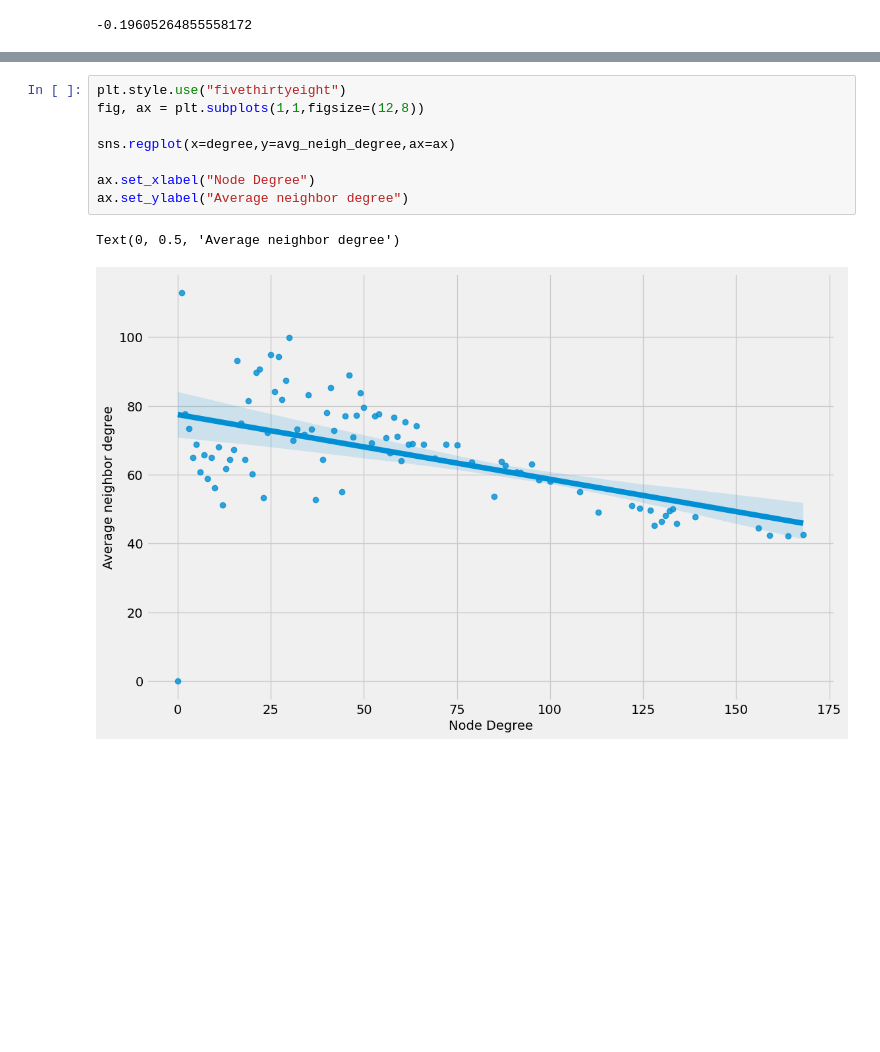
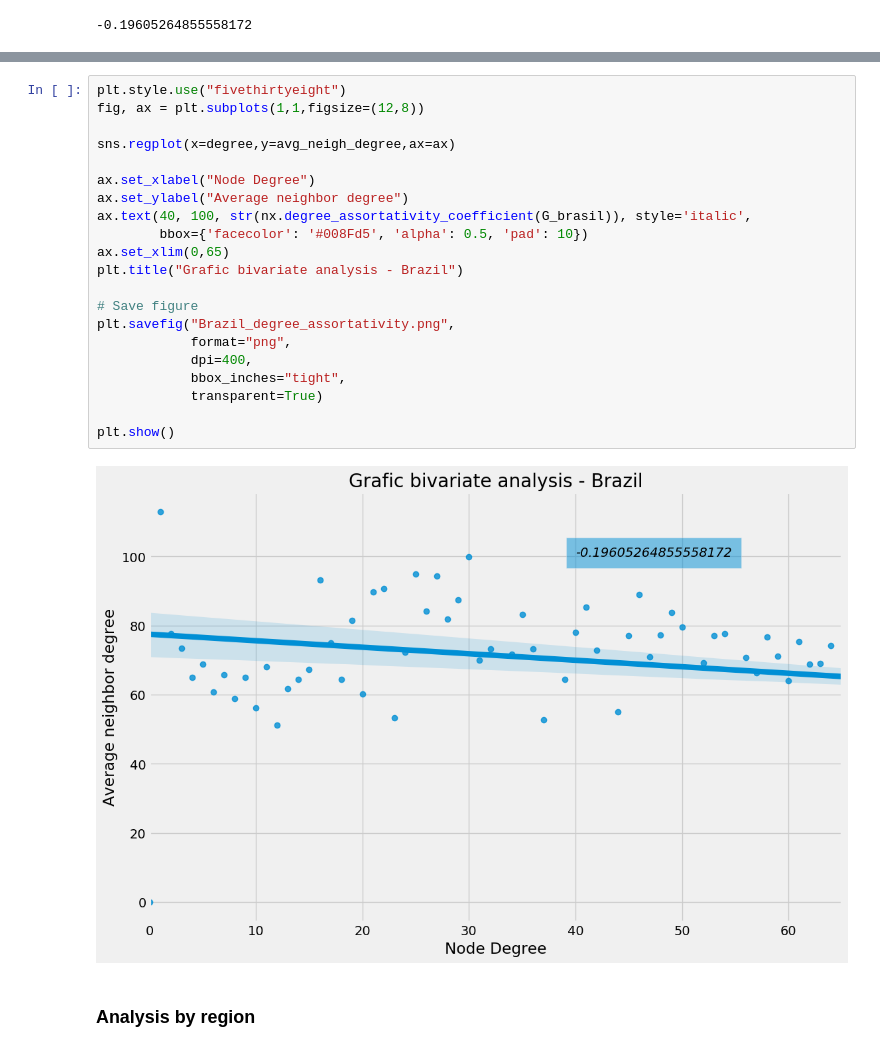
Before and after one commit to AugustoOliveira099/Data-Structure-II, a Jupyter notebook: Small_Worlds/Small_Worlds.ipynb, the cells around one changed output, grey strips where cells are left out. Saved outputs shown, nothing was run; the diff lists cells and outputs as text; blank space fills up the shorter version.

```diff
--- a/Small_Worlds/Small_Worlds.ipynb
+++ b/Small_Worlds/Small_Worlds.ipynb
@@ -240,11 +139,25 @@ print(avg_neigh_degree)
 # %%
 plt.style.use("fivethirtyeight")
 fig, ax = plt.subplots(1,1,figsize=(12,8))
 
 sns.regplot(x=degree,y=avg_neigh_degree,ax=ax)
 
 ax.set_xlabel("Node Degree")
 ax.set_ylabel("Average neighbor degree")
+ax.text(40, 100, str(nx.degree_assortativity_coefficient(G_brasil)), style='italic',
+        bbox={'facecolor': '#008Fd5', 'alpha': 0.5, 'pad': 10})
+ax.set_xlim(0,65)
+plt.title("Grafic bivariate analysis - Brazil")
+
+# Save figure
+plt.savefig("Brazil_degree_assortativity.png",
+            format="png",
+            dpi=400,
+            bbox_inches="tight",
+            transparent=True)
+
+plt.show()
 # %% [output]
-Text(0, 0.5, 'Average neighbor degree')
-[figure, old version]
+[figure, new version]
+# %% [markdown]
+### Analysis by region
```
Also changed, not shown: parts of 57 cells of this notebook, 10 other files.
